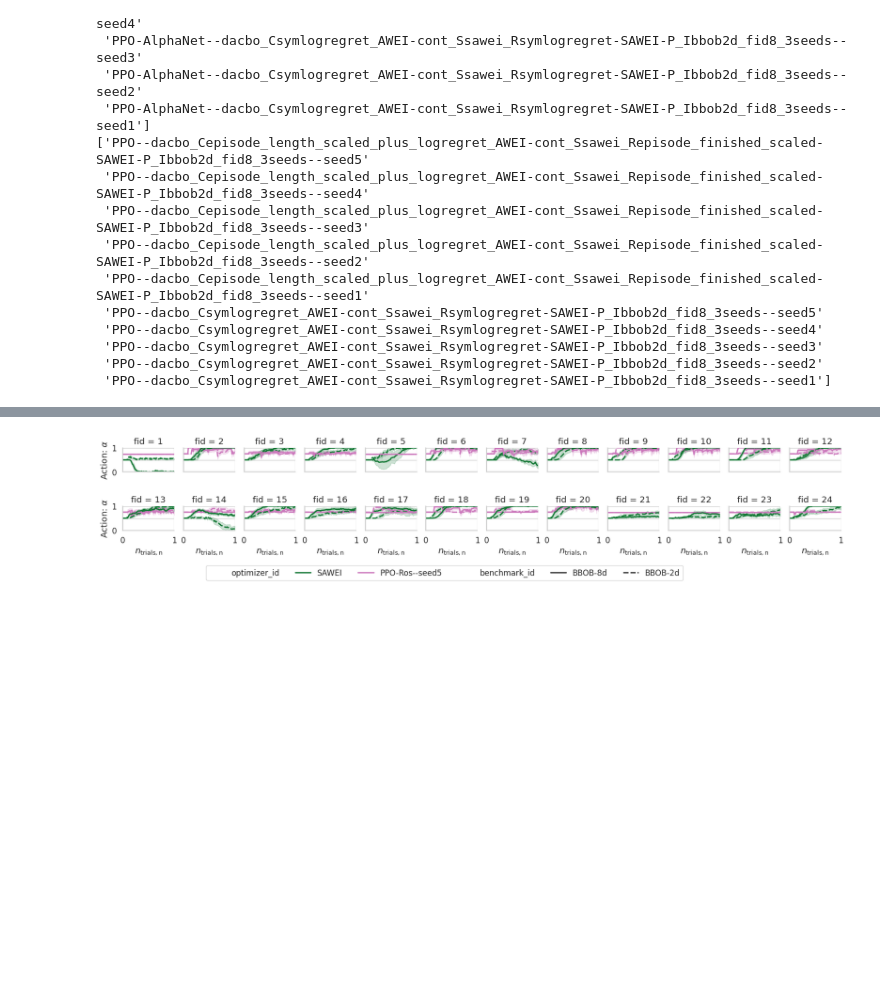
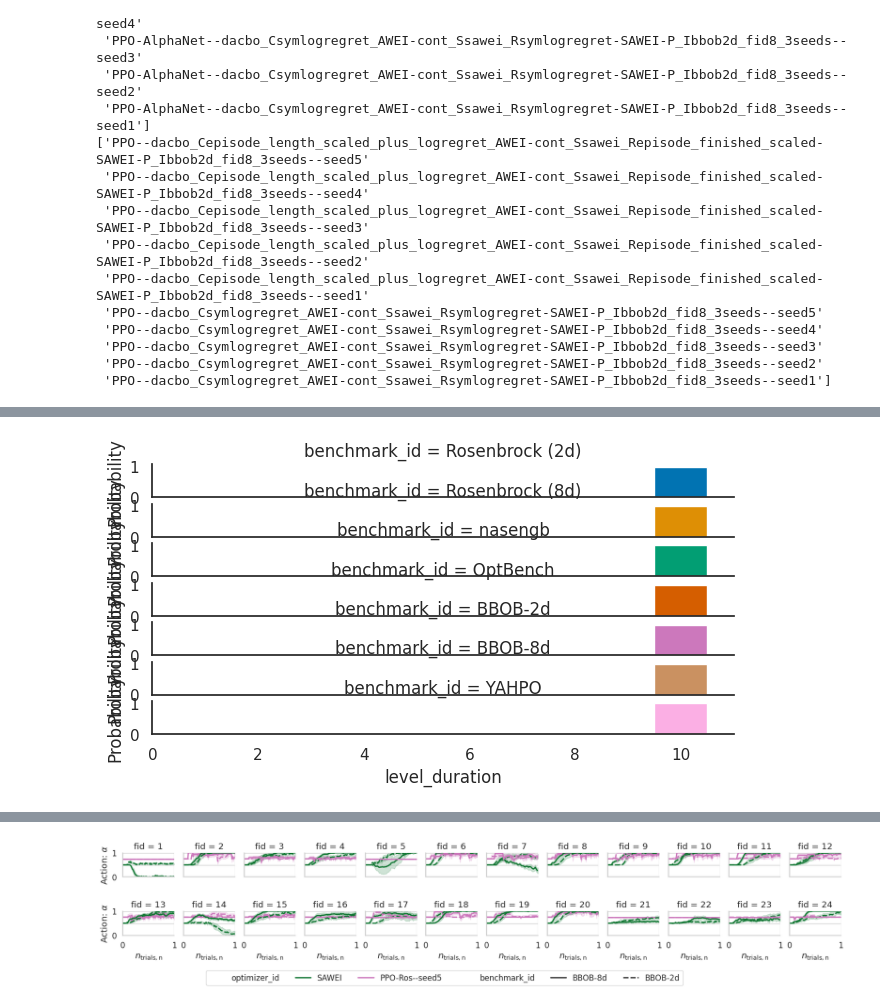
Before and after one commit to automl-private/dacboenv, a Jupyter notebook: notebooks/inspect_policy.ipynb, the cells around one changed output, grey strips where cells are left out. Saved outputs shown, nothing was run; the diff lists cells and outputs as text; code cells hidden in the pictures; blank space fills up the shorter version.

```diff
--- a/notebooks/inspect_policy.ipynb
+++ b/notebooks/inspect_policy.ipynb
@@ -328,0 +302,88 @@ plt.show()
+# %%
+actions_to_plot = actions[actions["optimizer_id"] == "PPO-Ros--seed5"]
+
+titles = {
+    "bbob/2/8/0": "Rosenbrock (2d)",
+    "bbob/8/8/0": "Rosenbrock (8d)",
+}
+actions_to_plot_ros = actions_to_plot[actions_to_plot["task_id"].isin(list(titles.keys()))]
+for k, v in titles.items():
+    actions_to_plot_ros.loc[actions_to_plot_ros["task_id"] == k, "task_id"] = v
+actions_to_plot_ros["benchmark_id"] = actions_to_plot_ros["task_id"]
+actions_to_plot = pd.concat([actions_to_plot_ros, actions_to_plot]).reset_index()
+
+exp = actions_to_plot.set_index(["benchmark_id", "task_id", "seed", "n_trials"])["action_values"].apply(pd.Series)
+exp.columns = ["level_duration", "alpha"]
+exp = exp.reset_index()
+# for bid, gdf in exp.groupby("benchmark_id"):
+#     ax = sns.histplot(data=gdf, x="level_duration", kde=True)
+#     ax.set_title(bid)
+#     plt.show()
+
+# exp = exp[exp["level_duration"] < 10]
+
+df = exp
+variable = "level_duration"
+for variable in ["level_duration", "alpha"]:
+
+    sns.set_theme(style="white", rc={"axes.facecolor": (0, 0, 0, 0)})
+    # Initialize the FacetGrid object
+    # pal = sns.cubehelix_palette(10, rot=-.25, light=.7)
+    pal = sns.color_palette("colorblind")
+
+    g = sns.FacetGrid(
+        df,
+        row="benchmark_id",
+        hue="benchmark_id",
+        aspect=15,
+        height=.5,
+        palette=pal
+    )
+
+    values = sorted(df[variable].unique())
+    g.map(
+        sns.histplot,
+        variable,
+        bins=values + [values[-1] + 1e-6],
+        stat="probability",
+        discrete=True,
+        alpha=1
+    )
+
+    print(df[variable].value_counts())
+    for bid in df["benchmark_id"].unique():
+        print(bid, df[df["benchmark_id"]==bid][variable].value_counts())
+
+    # Baseline
+    g.refline(y=0, linewidth=2, linestyle="-", color=None, clip_on=False)
+
+    # Label function (unchanged)
+    def label(x, color, label):
+        ax = plt.gca()
+        ax.text(
+            -0.1, .2, label,
+            fontweight="bold",
+            color=color,
+            ha="left",
+            va="center",
+            transform=ax.transAxes
+        )
+
+    g.map(label, variable)
+    xlabel = "Level Duration" if variable == "level_duration" else "$\\alpha$"
+    g.set_xlabels(xlabel)
+
+    for ax in g.axes.flat:
+        ax.set_xticks(values)
+
+    # Overlap subplots
+    # g.figure.subplots_adjust(hspace=-.25)
+
+    # Clean up axes
+    g.set_titles("")
+    g.set(yticks=[], ylabel="")
+    g.despine(bottom=True, left=True)
+
+
+    savefig(fig=g.figure, filename=f"figures/results_icml/actions_{variable}")
+# %% [output]
@@ -328,0 +396 @@ plt.show()
+[figure, added]
```
Also changed, not shown: parts of 5 cells of this notebook, 2 other files.
